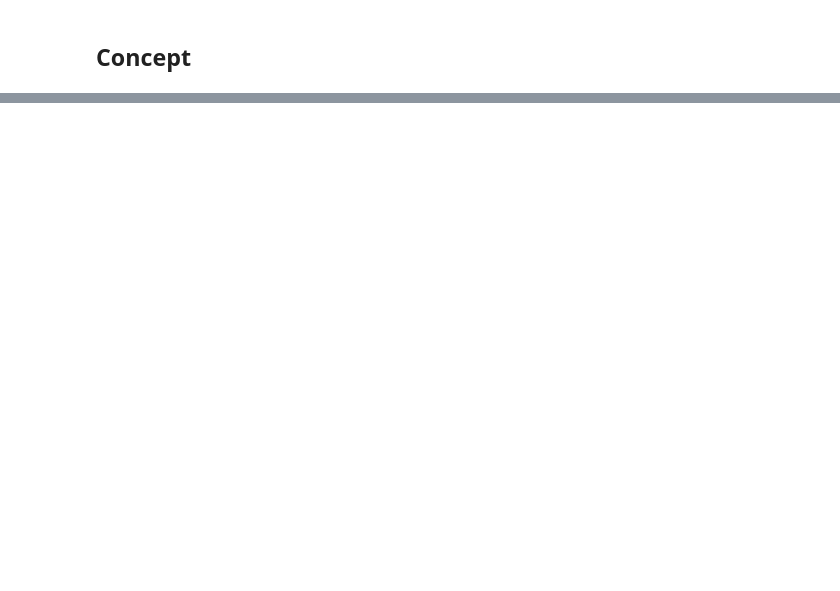
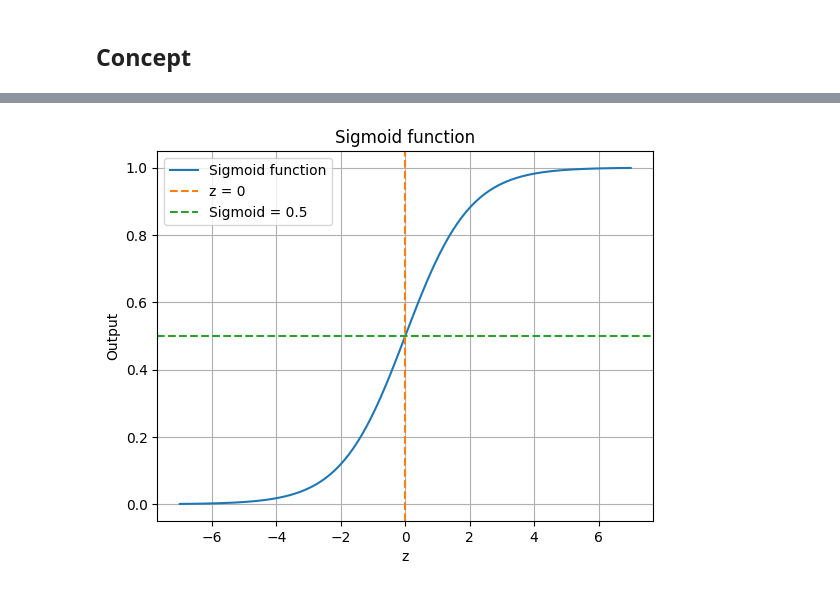
Before and after one commit to yukikitayama/machine-learning, a Jupyter notebook: linear-classification/logistic_regression.ipynb, the cells around one changed output, grey strips where cells are left out. Cells and saved outputs as stored; diff of their text form; code cells hidden in the pictures; blank space fills up the shorter version.

```diff
--- a/linear-classification/logistic_regression.ipynb
+++ b/linear-classification/logistic_regression.ipynb
@@ -40,0 +76,21 @@ plt.show()
+# %%
+def sigmoid(z):
+    return 1 / (1 + np.exp(-z))
+
+
+z = np.linspace(-7, 7, 100)
+g = sigmoid(z)
+
+plt.plot(z, g, label='Sigmoid function')
+plt.axvline(x=0, linestyle='--', color='tab:orange', label='z = 0')
+plt.axhline(y=0.5, linestyle='--', color='tab:green', label='Sigmoid = 0.5')
+plt.grid()
+plt.title('Sigmoid function')
+plt.xlabel('z')
+plt.ylabel('Output')
+plt.legend()
+
+plt.savefig(SAVEFIG_02)
+plt.show()
+# %% [output]
+[figure, added]
```
Also changed, not shown: parts of 13 cells of this notebook, 4 other files.
